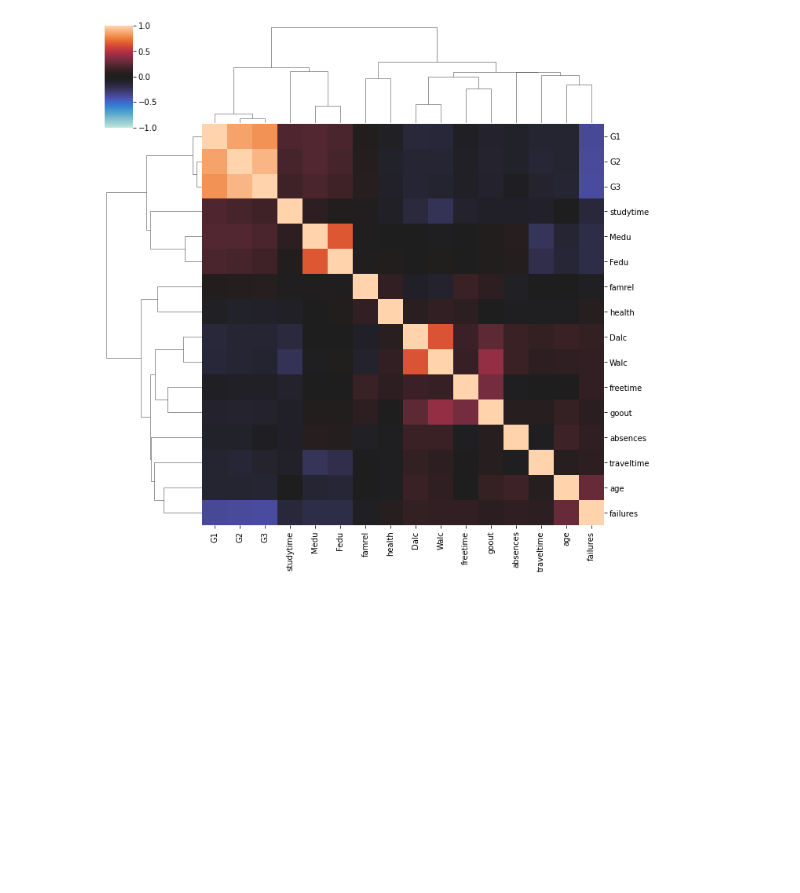
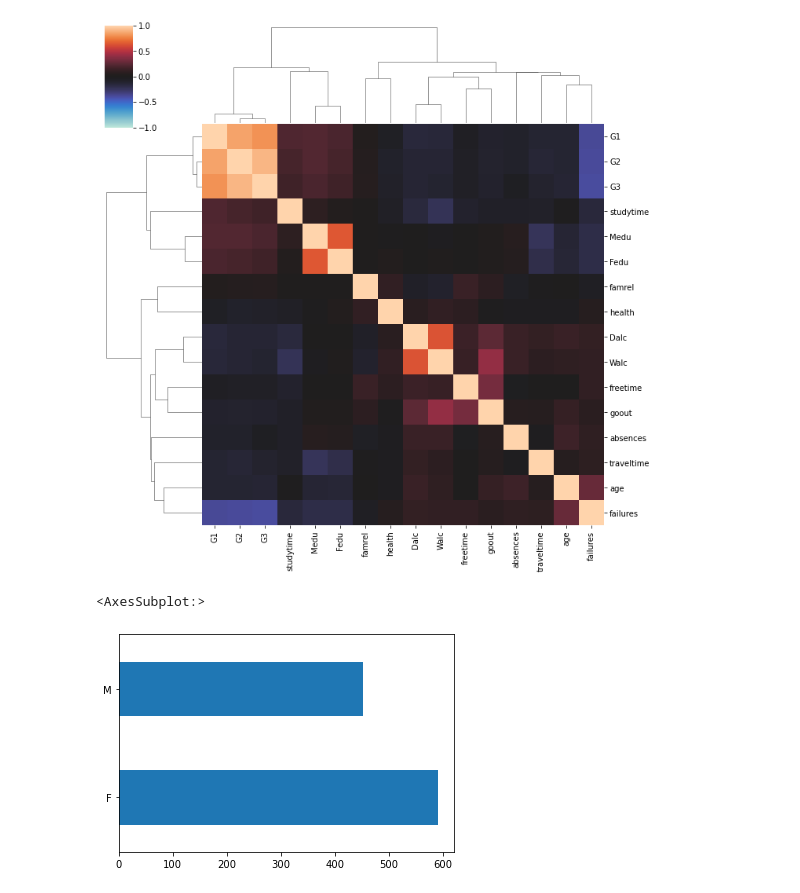
Before and after one commit to ViKarp/students, a Jupyter notebook: analis.ipynb, the cells around one changed output. Saved outputs shown, nothing was run; the diff lists cells and outputs as text; code cells hidden in the pictures; blank space fills up the shorter version.

```diff
--- a/analis.ipynb
+++ b/analis.ipynb
@@ -79,0 +98,5 @@ Index(['school', 'sex', 'age', 'address', 'famsize', 'Pstatus', 'Medu', 'Fedu',
+# %%
+df.drop("school", axis=1, inplace=True)
+print(df.shape)
+df.drop_duplicates()
+print(df.shape)
@@ -144,3 +170,8 @@ def corrplot(df, method="pearson", annot=True, **kwargs):
 corrplot(num_df, annot=None)
 # %% [output]
 [figure]
+# %%
+df.sex.value_counts().plot.barh()
+# %% [output]
+<AxesSubplot:>
+[figure, added]
```
Also changed, not shown: parts of 17 cells of this notebook.
